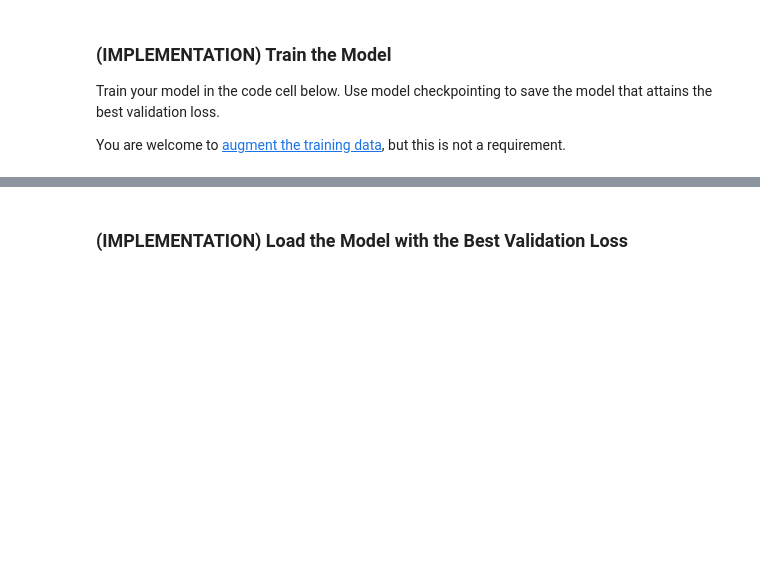
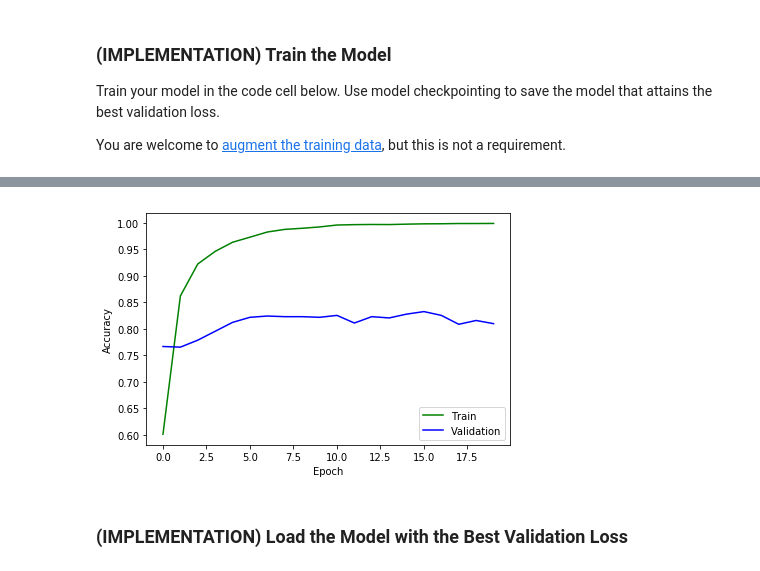
Before and after one commit to Liang-Environmental-Consultant/Udacity-Project_Convolutional-Neural-Networks, a Jupyter notebook: dog_app.ipynb, the cells around one changed output, grey strips where cells are left out. Cells and saved outputs as stored; diff of their text form; code cells hidden in the pictures; blank space fills up the shorter version.

Commit message:
change on answer to question 5 and visual analysis

```diff
--- a/dog_app.ipynb
+++ b/dog_app.ipynb
@@ -656,7 +656,7 @@ You are welcome to [augment the training data](https://blog.keras.io/building-po
 checkpointer = ModelCheckpoint(filepath='saved_models/weights.best.Resnet50.hdf5',
                                verbose=1, save_best_only=True)
 
-Resnet50_model.fit(train_Resnet50, train_targets,
+history = Resnet50_model.fit(train_Resnet50, train_targets,
           validation_data=(valid_Resnet50, valid_targets),
           epochs=20, batch_size=20, callbacks=[checkpointer], verbose=1)
 # %% [output]
@@ -681,3 +680,15 @@ Epoch 20/20
+# %%
+# plt.subplot(211)
+plt.ylabel('Accuracy')
+plt.xlabel('Epoch')
+plt.plot(history.history["acc"], color="g", label="Train")
+plt.plot(history.history["val_acc"], color="b", label="Validation")
+plt.legend(loc="best")
+
+plt.tight_layout()
+plt.show()
+# %% [output]
+[figure, added]
 # %% [markdown]
 ### (IMPLEMENTATION) Load the Model with the Best Validation Loss
 # %%
```
Also changed, not shown: parts of 9 cells of this notebook, 1 other file.
